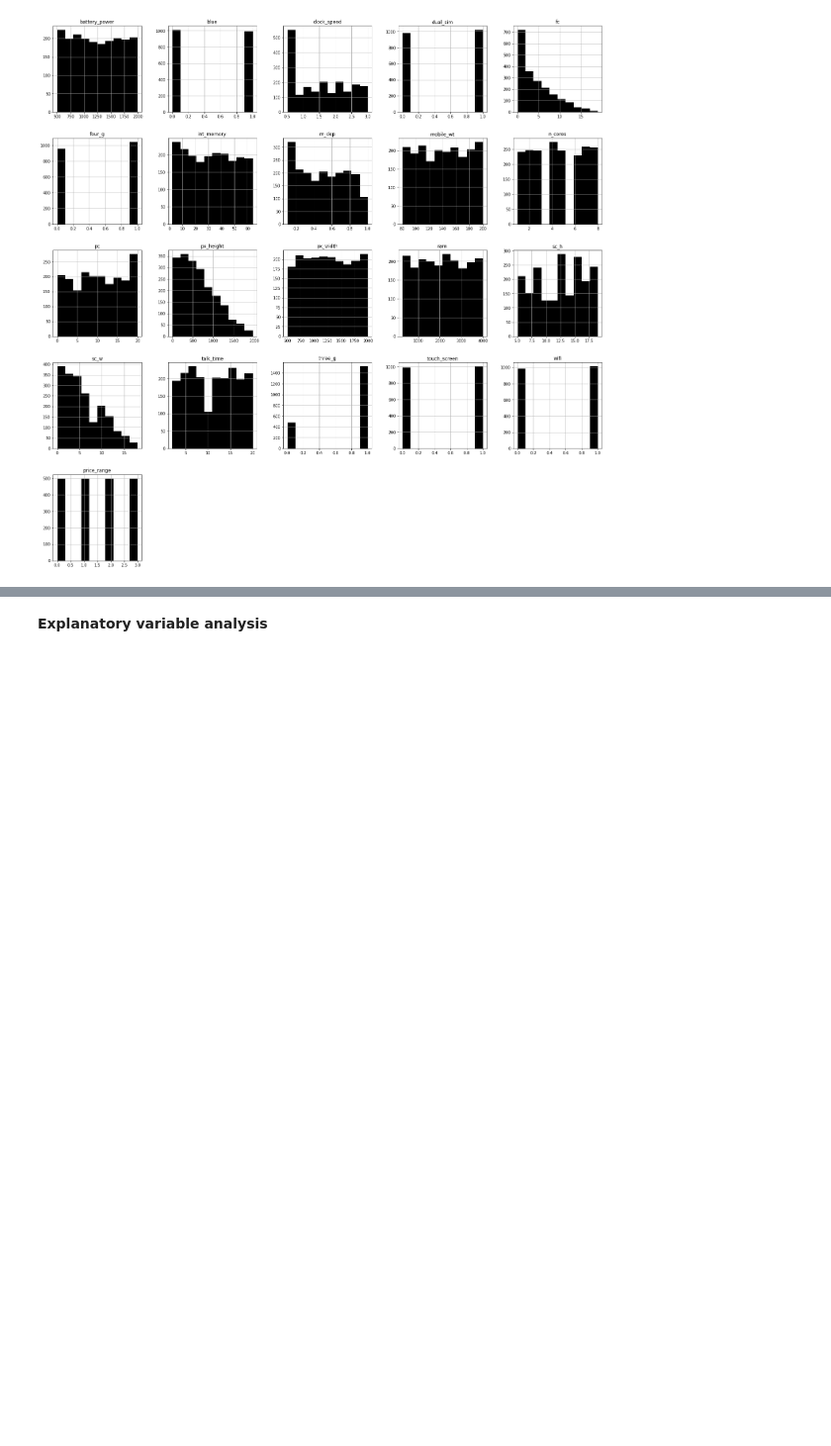
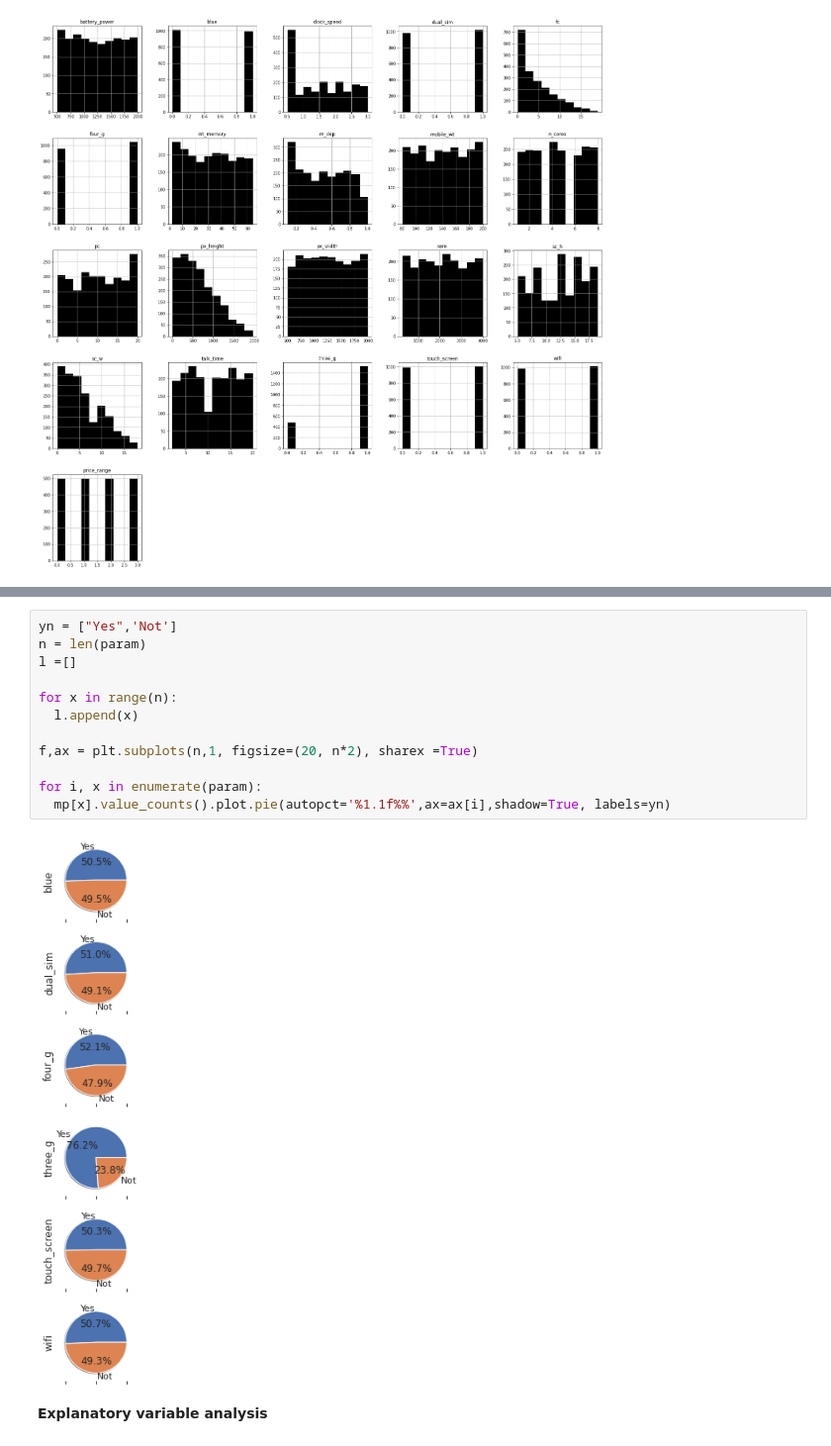
Before and after one commit to slawomirzurek/Data_Analysis_and_Programming_in_Python, a Jupyter notebook: Task.ipynb, the cells around one changed output, grey strips where cells are left out. Shown at 99% size. Saved outputs shown, nothing was run; the diff lists cells and outputs as text; blank space fills up the shorter version.

```diff
--- a/Task.ipynb
+++ b/Task.ipynb
@@ -78,3 +116,17 @@ plt.show()
+# %%
+yn = ["Yes",'Not']
+n = len(param)
+l =[]
+
+for x in range(n):
+  l.append(x)
+
+f,ax = plt.subplots(n,1, figsize=(20, n*2), sharex =True)
+
+for i, x in enumerate(param):
+  mp[x].value_counts().plot.pie(autopct='%1.1f%%',ax=ax[i],shadow=True, labels=yn)
+# %% [output]
+[figure, added]
 # %% [markdown]
 **Explanatory variable analysis**
 # %%
```
Also changed, not shown: parts of 7 cells of this notebook.
